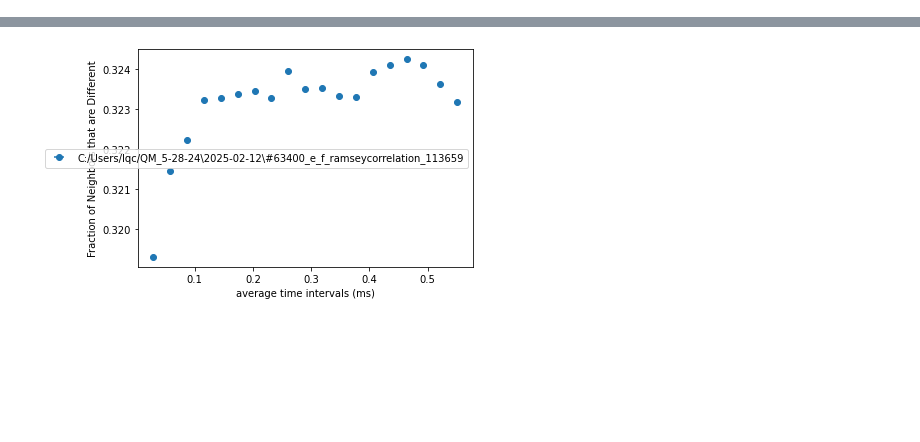
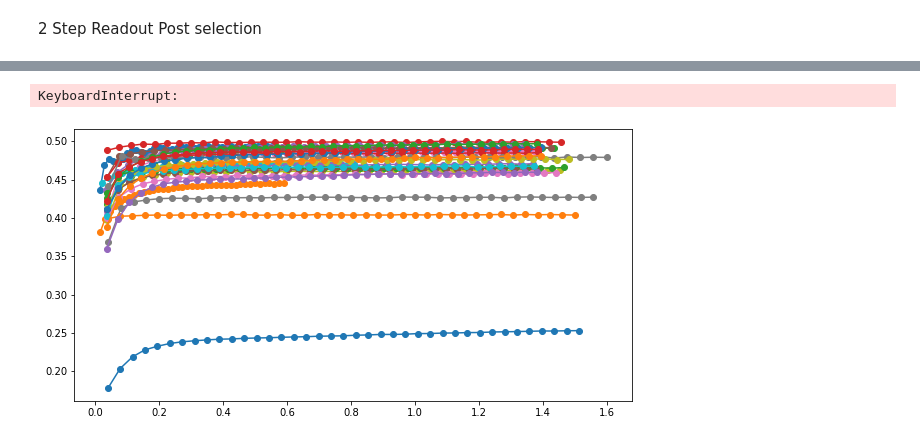
Before and after one commit to tmittiga-personal/AutomatedCalibrationPipeline, a Jupyter notebook: analyze_Correlation_Data.ipynb, the cells around one changed output, grey strips where cells are left out. Cells and saved outputs as stored; diff of their text form; code cells hidden in the pictures; blank space fills up the shorter version.

```diff
--- a/analyze_Correlation_Data.ipynb
+++ b/analyze_Correlation_Data.ipynb
@@ -14,7 +14,7 @@ qubit = 3
 target_string = 'ramseycorrelation'
 
 # Use glob to recursively search for files containing the target string
-files = glob.glob(f"{parent_directory}/2025-02-1[12]/*{target_string}*", recursive=True)  #[1-2][90]
+files = glob.glob(f"{parent_directory}/2025-02-1[4567]/*{target_string}*", recursive=True)  #[1-2][90]
 files = sorted(files, key=os.path.getmtime)  # Time order
 
 file_names = []
@@ -38,5 +42,5 @@ for i, file in enumerate(files):
 # %%
-def rolling_correlation(Ithresholded, timestamps, n_max, n_step=1):
+def rolling_correlation(Ithresholded, timestamps, n_max, n_step=1, n_sample=20):
     lnr = len(range(1,n_max,n_step))
     avg_delta_ts = np.zeros(lnr)
     std_delta_ts = np.zeros(lnr)
@@ -44,7 +48,7 @@ def rolling_correlation(Ithresholded, timestamps, n_max, n_step=1):
     for i_n, n in enumerate(range(1,n_max, n_step)):
         rolling_sum = 0
         rolling_length = 0
-        for i in range(n):
+        for i in range(0,n,int(np.floor(n/n_sample+1))):
             rolling_list = Ithresholded[i::n]
             diffs = np.abs(np.diff(rolling_list))
             rolling_sum += np.sum(diffs)
@@ -60,8 +64,15 @@ def rolling_correlation(Ithresholded, timestamps, n_max, n_step=1):
         std_delta_ts[i_n] = np.std(tdiffs)
     return fractions, avg_delta_ts, std_delta_ts
 
+
+def time_interval_analysis(Ithresholded, timestamps):
+    tss=timestamps[Ithresholded==1]
+    tsdiff = np.diff(tss)
+    plt.hist(tsdiff, bins=20)
+    plt.show()
+
 fig = plt.figure(figsize=(10,5))
-for i_file in range(len(file_names)-1): #
+for i_file in range(56,57): #
     file_contents = np.load(file_names[i_file]+'/arrays.npz')
     # Open the file and load the data
     with open(file_names[i_file]+'/data.json', 'r') as file:
@@ -75,10 +86,12 @@ for i_file in range(len(file_names)-1): #
 
     #nth nearest neighbor
     fractions, deltats, stdts = rolling_correlation(Ithresholded, ts, 22,1)
-    plt.errorbar(deltats*1e-6, fractions, xerr=stdts, label = file_names[i_file])
+    plt.errorbar(deltats*1e-6, fractions, xerr=stdts*1e-6, label = file_names[i_file])
 
 plt.xlabel('average time intervals (ms)')
 plt.ylabel('Fraction of Neighbors that are Different')
 plt.legend()
 plt.show()
+
+time_interval_analysis(Ithresholded, ts*1e-6)
 # %% [output]
@@ -86,25 +100,40 @@ plt.show()
+# %% [markdown]
+2 Step Readout Post selection
 # %%
-iif=-1
-# fn = 'C:/Users/lqc/QM_5-28-24/2025-02-12/#63375_e_f_ramseycorrelation_103932'
-fn = file_names[iif]
-file_contents = np.load(fn+'/arrays.npz')
-# Open the file and load the data
-with open(fn+'/data.json', 'r') as file:
-    data_dict = json.load(file)
+fig = plt.figure(figsize=(10,5))
+for iif in range(len(file_names)): #
 
-i_threshold = data_dict['RR_CONSTANTS']['q3_re']['ge_threshold']
-I2 = file_contents['measurement_data.q3_re.I']
-print(len(I2))
-ts = file_contents['measurement_data.q3_re.timestamps']
-Ithresholded = np.array([1 if ii[0] > i_threshold else 0 for ii in I2])
-ts = np.array([tt[0]*4 for tt in ts])
+    # fn = 'C:/Users/lqc/QM_5-28-24/2025-02-12/#63375_e_f_ramseycorrelation_103932'
+    fn = file_names[iif]
+    file_contents = np.load(fn+'/arrays.npz')
+    # Open the file and load the data
+    with open(fn+'/data.json', 'r') as file:
+        data_dict = json.load(file)
 
-#nth nearest neighbor
-fractions, deltats, stdts = rolling_correlation(Ithresholded, ts, 20,1)
-plt.errorbar(deltats*1e-6, fractions, xerr=stdts*1e-6, label = file_names[iif], linestyle='none', fmt='o')
+    ef_threshold = data_dict['RR_CONSTANTS']['q3_re']['ge_threshold']
+    ge_threshold = data_dict['RR_CONSTANTS']['q3_rr']['ge_threshold']
+    I2 = file_contents['measurement_data.q3_re.I']
+    Ige = file_contents['measurement_data.q3_re.Ige']
+    # print(len(I2))
+    ts = file_contents['measurement_data.q3_re.timestamps']
+    Ithresholded = np.array([1 if ii[0] > ef_threshold else 0 for ii in I2])
+    Igethresholded = np.array([1 if ii[0] > ge_threshold else 0 for ii in Ige])
+    ts = np.array([tt[0]*4 for tt in ts])
+    # Remove all data points where we measured g
+    ts = ts[Igethresholded==1]
+    Ithresholded = Ithresholded[Igethresholded==1]
+    I2post = I2[Igethresholded==1]
+
+
+    #nth nearest neighbor
+    fractions, deltats, stdts = rolling_correlation(Ithresholded, ts,40,1,40)
+    plt.errorbar(deltats*1e-6, fractions, xerr=stdts*1e-6, label = file_names[iif], linestyle='-', fmt='o')
 plt.xlabel('average time intervals (ms)')
 plt.ylabel('Fraction of Neighbors that are Different')
 plt.legend()
 plt.show()
+
+    # time_interval_analysis(Ithresholded, ts*1e-6)
+# print(deltats)
 # %% [output]
 1500000
@@ -111 +156,2 @@ plt.show()
+KeyboardInterrupt:
-[figure, old version]
+[figure, new version]
```
Also changed, not shown: parts of 13 cells of this notebook, 13 other files.
